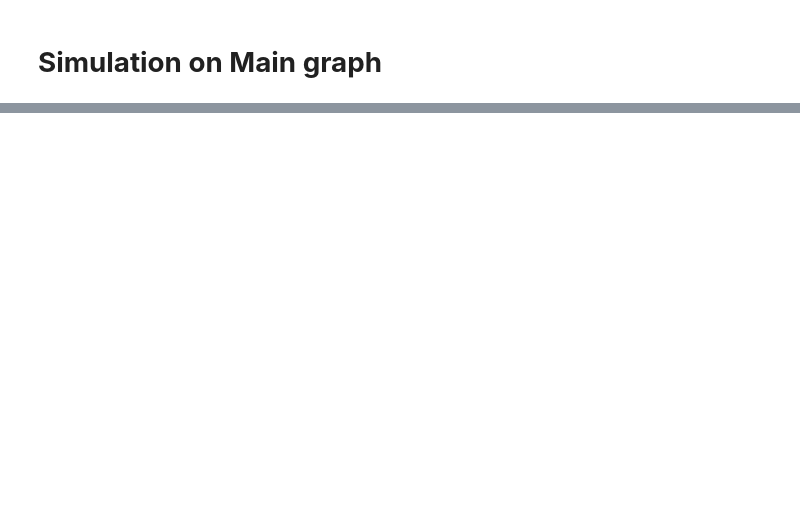
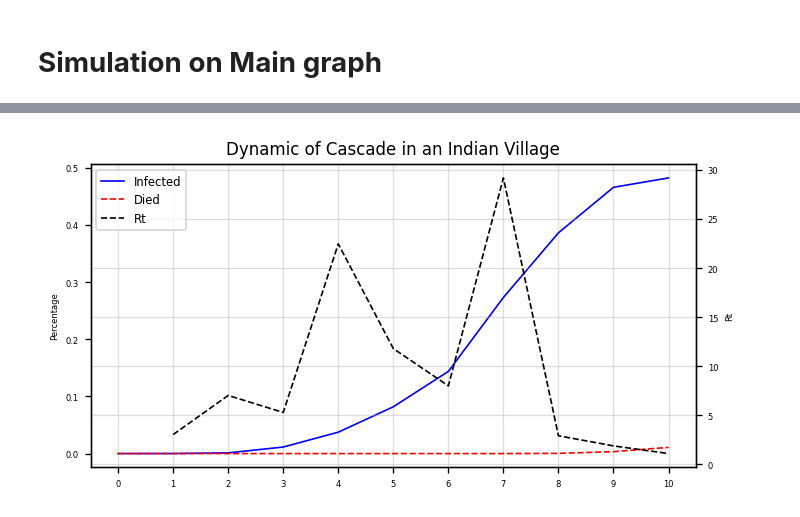
Before and after one commit to MahdiShahrabi/COVID19-Simulation, a Jupyter notebook: Time Dimension/Time_Simulation.ipynb, the cells around one changed output, grey strips where cells are left out. Drawn from its saved outputs; the diff is of its cells as text; code cells hidden in the pictures; blank space fills up the shorter version.

```diff
--- a/Time Dimension/Time_Simulation.ipynb
+++ b/Time Dimension/Time_Simulation.ipynb
@@ -456,7 +464,7 @@ for j in range(seed_repeat):
   S = generateRandSeed(2,G)
 
   for k in range(repeat):
-    print(j,k,': {} from {}'.format(cnt,repeat*seed_repeat),', time is:',dt.datetime.now(pytz.timezone('Iran')).strftime('%T')))
+    print(j+1,k+1,': {} from {}'.format(cnt,repeat*seed_repeat),', time is:',dt.datetime.now(pytz.timezone('Iran')).strftime('%T')))
     out = Simulate_SIR_Time (deepcopy(G),Maximum_Time=10,Seasons=[20,40,60,80],P_seasons = [1,1,1,1],
                     Seeds = S, n_dr=5, q_die=0.2, n_s=2, q_s=0.3, how="Transmission")
     level_Infected.append(list(out[0].Infected))
@@ -483,9 +491,11 @@ temp = np.array([x+(max_len-len(list(x)))*[np.nan] for x in level_Died])
 level_Died = np.nanmean(temp,axis=0)
 
 Data = pd.DataFrame(data={'time':list(range(max_len)),'Normal':list(level_Normal),'Infected':list(level_Infected),'Died':list(level_Died)})
-Data.to_csv('/content/drive/My Drive/Colab Notebooks/ColabData/maingraph_data.csv')
+Data['Rt'] = 0
+Data['Rt'].iloc[1:] = Rt
+Data.to_csv('/content/drive/My Drive/Colab Notebooks/ColabData/maingraph_data.csv',index=0)
 
-plot_simulation_output(data = [Data,Rt],Graphsize=G.number_of_nodes())
+plot_simulation_output(data=Data, Graphsize=G.number_of_nodes())
 # %% [output]
 0 0 : 1 from 32 , time is: 2020-05-02 08:57:44
 0 1 : 2 from 32 , time is: 2020-05-02 09:13:08
@@ -497,0 +517 @@ plot_simulation_output(data = [Data,Rt],Graphsize=G.number_of_nodes())
+[figure, added]
```
Also changed, not shown: parts of 5 cells of this notebook.
